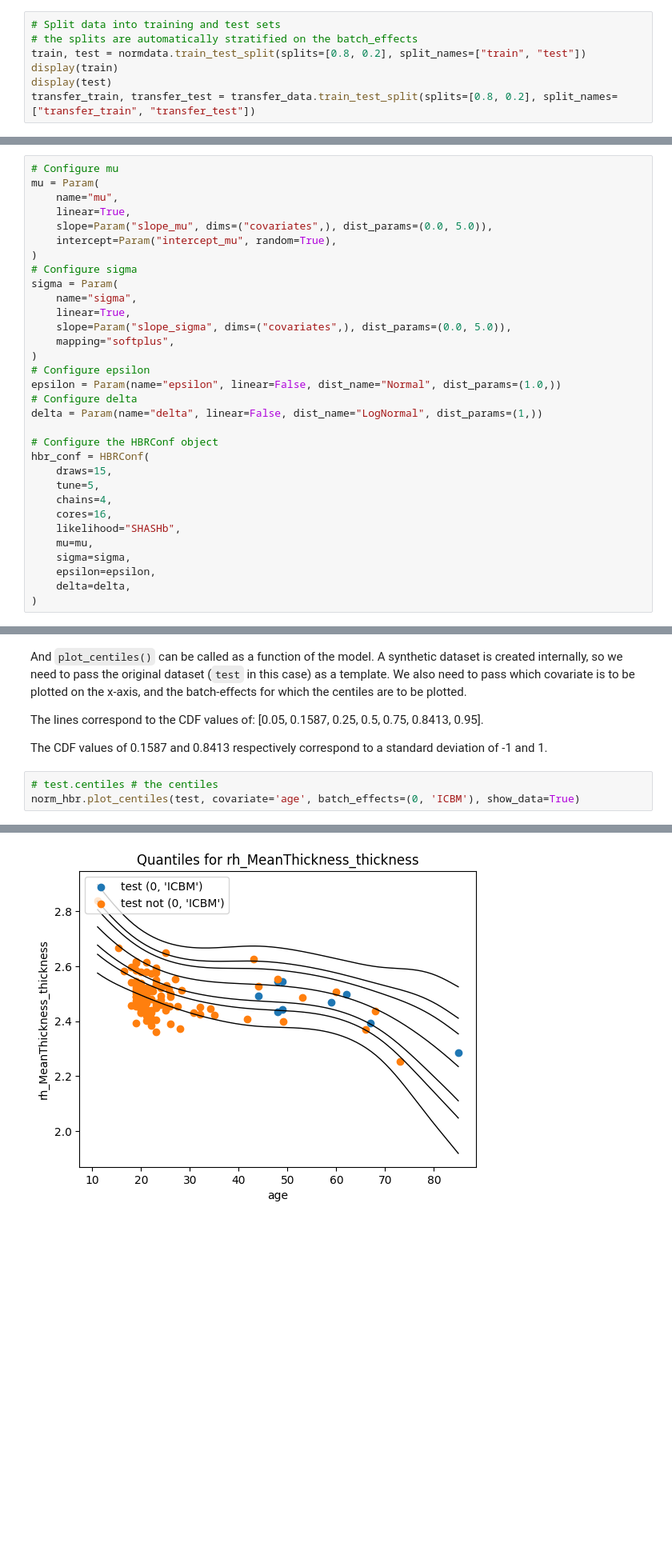
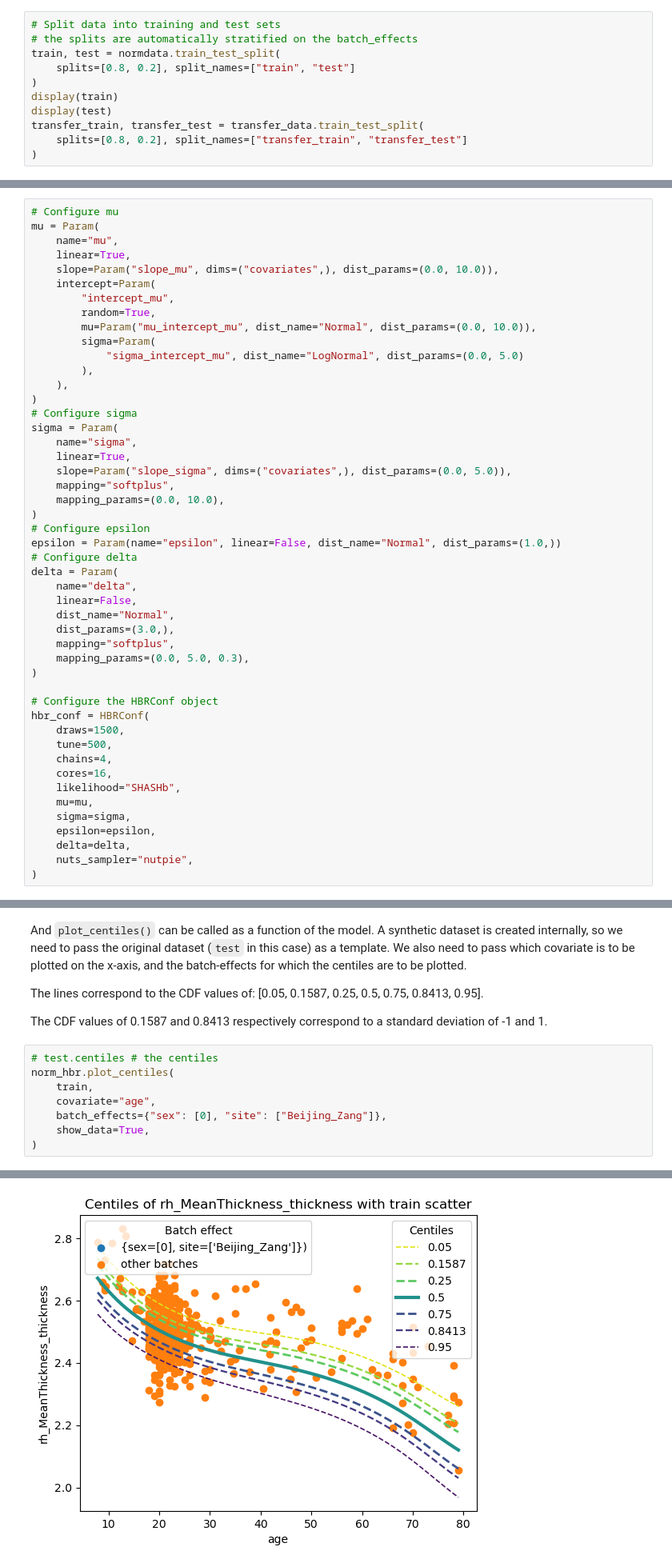
Before and after one commit to amarquand/PCNtoolkit, a Jupyter notebook: example_notebooks/hbr_example.ipynb, the cells around one changed output, grey strips where cells are left out. Shown at 80% size. Cells and saved outputs as stored; diff of their text form; blank space fills up the shorter version.

```diff
--- a/example_notebooks/hbr_example.ipynb
+++ b/example_notebooks/hbr_example.ipynb
@@ -208,8 +212,12 @@ Splitting the data into train and test splits is also easy:
 # %%
 # Split data into training and test sets
 # the splits are automatically stratified on the batch_effects
-train, test = normdata.train_test_split(splits=[0.8, 0.2], split_names=["train", "test"])
+train, test = normdata.train_test_split(
+    splits=[0.8, 0.2], split_names=["train", "test"]
+)
 display(train)
 display(test)
-transfer_train, transfer_test = transfer_data.train_test_split(splits=[0.8, 0.2], split_names=["transfer_train", "transfer_test"])
+transfer_train, transfer_test = transfer_data.train_test_split(
+    splits=[0.8, 0.2], split_names=["transfer_train", "transfer_test"]
+)
 # %% [output]
@@ -268,8 +278,15 @@ HBR models need to specificy (possibly recursive) parameter configurations. Here
 mu = Param(
     name="mu",
     linear=True,
-    slope=Param("slope_mu", dims=("covariates",), dist_params=(0.0, 5.0)),
-    intercept=Param("intercept_mu", random=True),
+    slope=Param("slope_mu", dims=("covariates",), dist_params=(0.0, 10.0)),
+    intercept=Param(
+        "intercept_mu",
+        random=True,
+        mu=Param("mu_intercept_mu", dist_name="Normal", dist_params=(0.0, 10.0)),
+        sigma=Param(
+            "sigma_intercept_mu", dist_name="LogNormal", dist_params=(0.0, 5.0)
+        ),
+    ),
 )
 # Configure sigma
 sigma = Param(
@@ -277,16 +294,24 @@ sigma = Param(
     linear=True,
     slope=Param("slope_sigma", dims=("covariates",), dist_params=(0.0, 5.0)),
     mapping="softplus",
+    mapping_params=(0.0, 10.0),
 )
 # Configure epsilon
 epsilon = Param(name="epsilon", linear=False, dist_name="Normal", dist_params=(1.0,))
 # Configure delta
-delta = Param(name="delta", linear=False, dist_name="LogNormal", dist_params=(1,))
+delta = Param(
+    name="delta",
+    linear=False,
+    dist_name="Normal",
+    dist_params=(3.0,),
+    mapping="softplus",
+    mapping_params=(0.0, 5.0, 0.3),
+)
 
 # Configure the HBRConf object
 hbr_conf = HBRConf(
-    draws=15,
-    tune=5,
+    draws=1500,
+    tune=500,
     chains=4,
     cores=16,
     likelihood="SHASHb",
@@ -294,6 +319,7 @@ hbr_conf = HBRConf(
     sigma=sigma,
     epsilon=epsilon,
     delta=delta,
+    nuts_sampler="nutpie",
 )
 # %% [output]
 Configuration of regression model is valid.
@@ -419,6 +469,11 @@ The lines correspond to the CDF values of: [0.05, 0.1587, 0.25, 0.5, 0.75, 0.841
 The CDF values of 0.1587 and 0.8413 respectively correspond to a standard deviation of -1 and 1.
 # %%
 # test.centiles # the centiles
-norm_hbr.plot_centiles(test, covariate='age', batch_effects=(0, 'ICBM'), show_data=True)
+norm_hbr.plot_centiles(
+    train,
+    covariate="age",
+    batch_effects={"sex": [0], "site": ["Beijing_Zang"]},
+    show_data=True,
+)
 # %% [output]
 Sampling: [y_pred]
@@ -430 +487 @@ Computing centiles for WM-hypointensities
-[figure, old version]
+[figure, new version]
```
Also changed, not shown: parts of 17 cells of this notebook.
